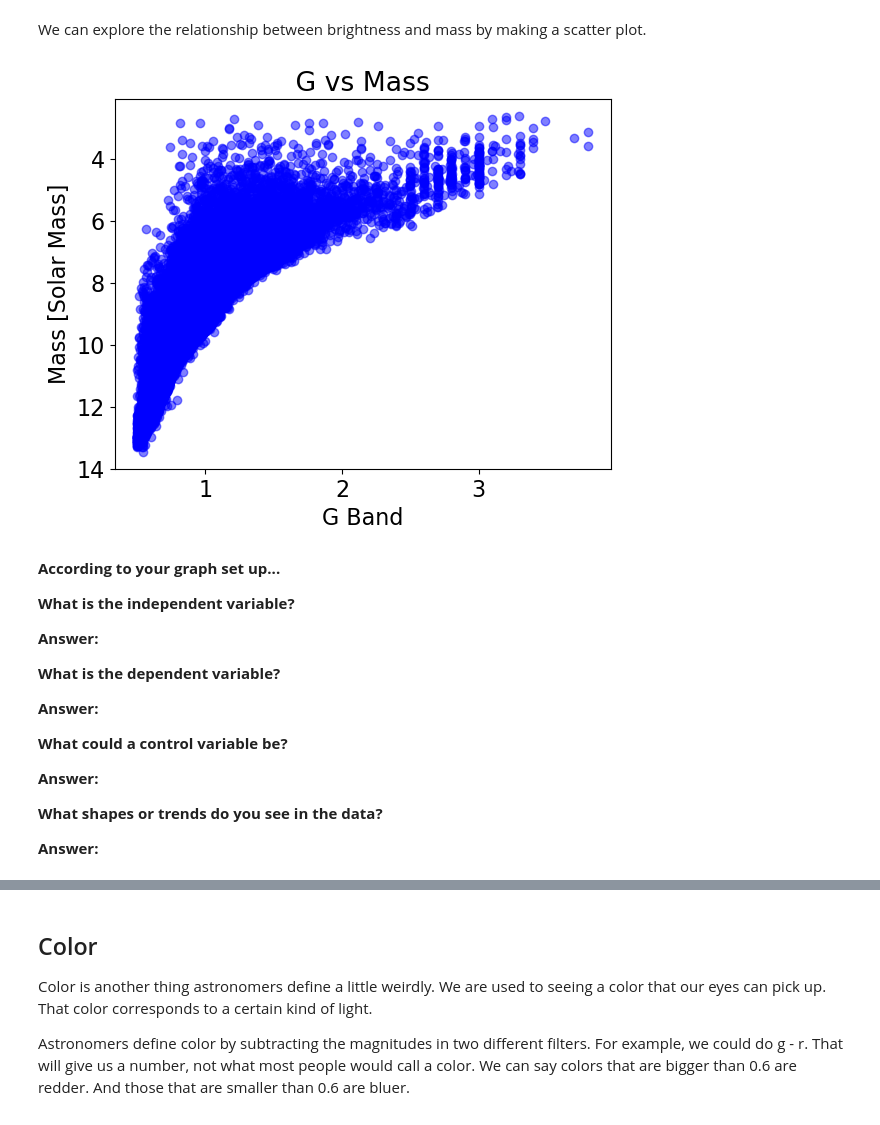
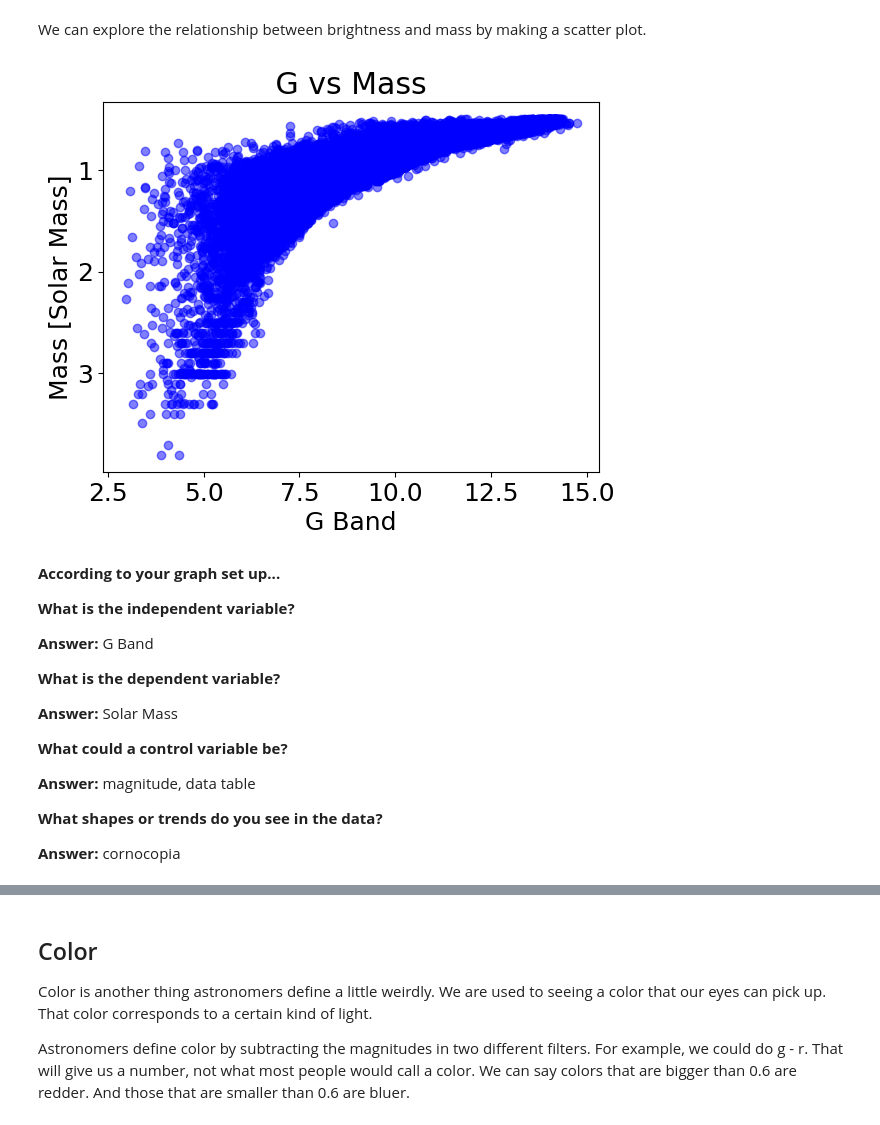
Before and after one commit to PrisonTeachingInitiative/CFR-2025, a Jupyter notebook: Astro/Blank/2 - Stars Pt3.ipynb, the cells around one changed output, grey strips where cells are left out. Cells and saved outputs as stored; diff of their text form; code cells hidden in the pictures.

```diff
--- a/Astro/Blank/2 - Stars Pt3.ipynb
+++ b/Astro/Blank/2 - Stars Pt3.ipynb
@@ -75,7 +75,7 @@ plt.title("G-band Magnitude Distribution", fontsize=18)
 plt.xlabel("Magnitude (AB mag)", fontsize=14)   # X-axis:
 plt.ylabel("Number of Stars", fontsize=14)
 
-plt.rc('font', **{'family': 'Source Code Pro', 'size': 18})
+
 
 plt.grid(True)
 plt.show()
@@ -131,36 +114,36 @@ We can explore the relationship between brightness and mass by making a scatter
 # %%
 # make a scatter plot where g vs mass (remember which goes on the y axis in that format)
 # you might want to flip the y axis so the bigger numbers are at the bottom since that corresponds to dimmer stars (google how to)
 
 
-plt.scatter(mass, rband, c='blue', alpha=0.5)
+plt.scatter(gband, mass, c='blue', alpha=0.5)
 plt.gca().invert_yaxis()
 plt.xlabel("G Band")
 plt.ylabel("Mass [Solar Mass]")
 plt.title(" G vs Mass ")
 plt.show()
 # %% [output]
-[figure, old version]
+[figure, new version]
 # %% [markdown]
 **According to your graph set up...**
 
 **What is the independent variable?**
 
-**Answer:**
+**Answer:** G Band
 
 
 **What is the dependent variable?**
 
-**Answer:**
+**Answer:** Solar Mass
 
 
 **What could a control variable be?**
 
-**Answer:**
+**Answer:** magnitude, data table
 
 **What shapes or trends do you see in the data?**
 
-**Answer:**
+**Answer:** cornocopia
 # %%
 # now do the same thing for r band
 
```
Also changed, not shown: parts of 14 cells of this notebook.
